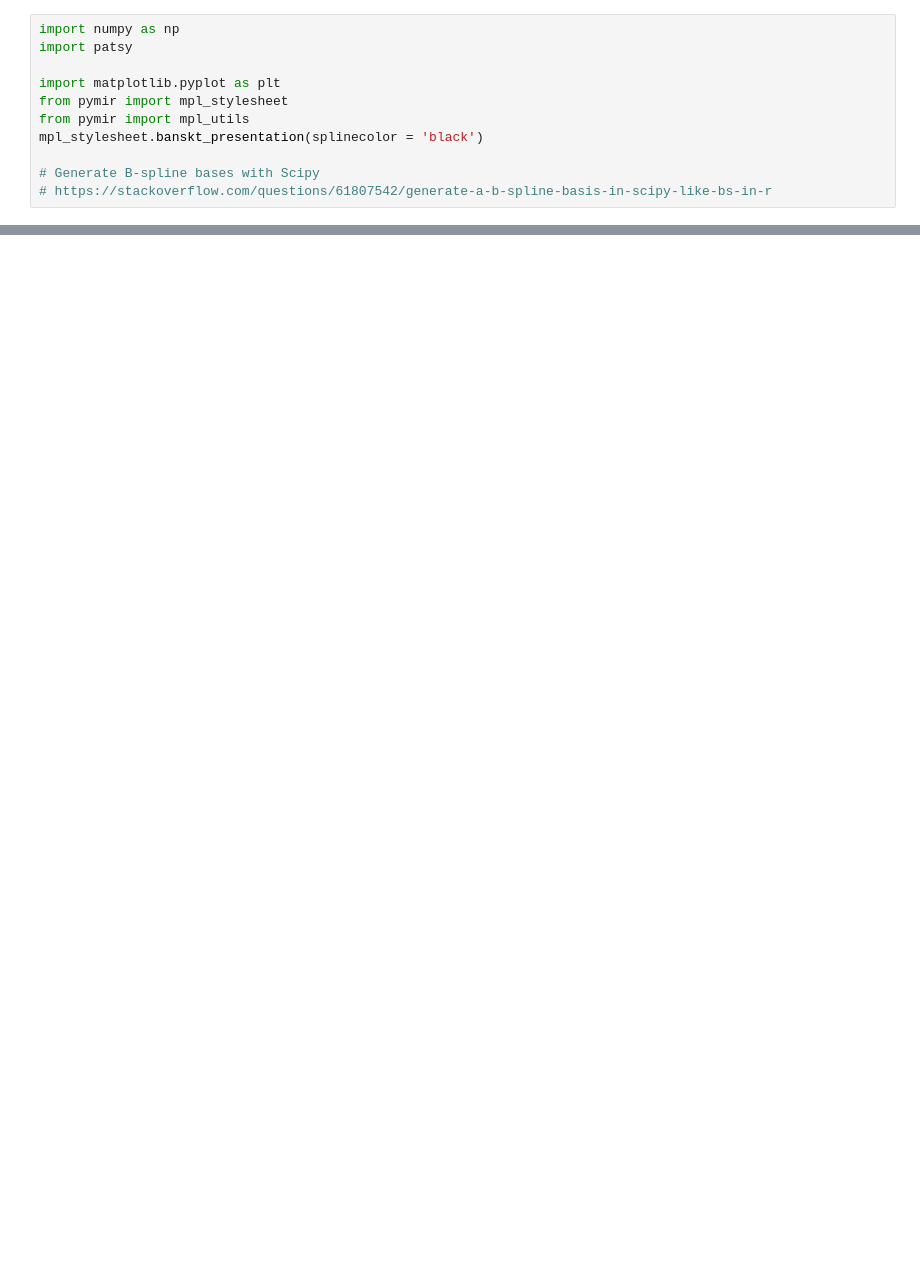
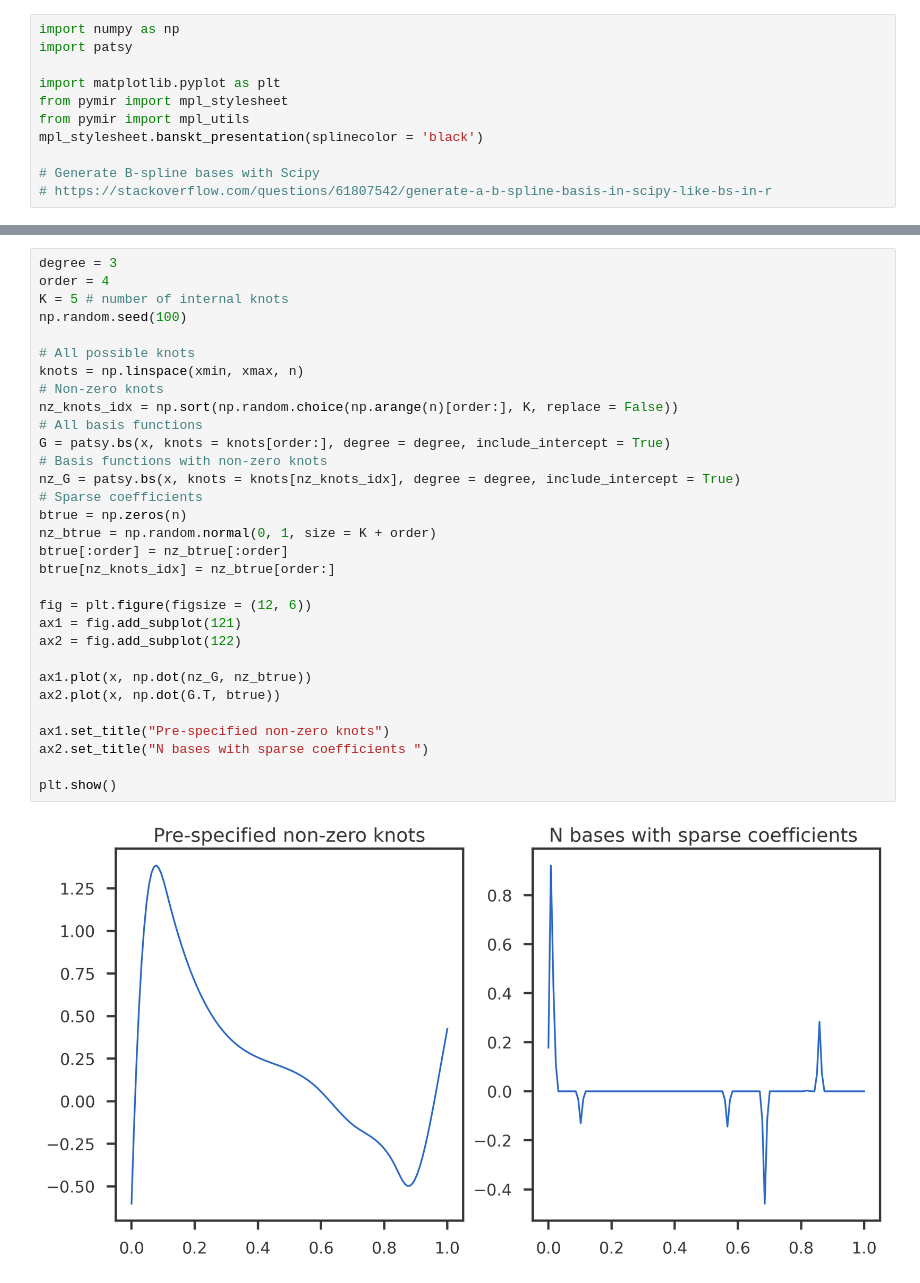
Before and after one commit to banskt/mr-ash-pen-workspace, a Jupyter notebook: notebooks/trendfiltering_examples/understanding_splines_bases.ipynb, the cells around one changed output, grey strips where cells are left out. Saved outputs shown, nothing was run; the diff lists cells and outputs as text; blank space fills up the shorter version.

```diff
--- a/notebooks/trendfiltering_examples/understanding_splines_bases.ipynb
+++ b/notebooks/trendfiltering_examples/understanding_splines_bases.ipynb
@@ -105,0 +102,33 @@ btrue = np.array([1.3, 4.5, -1.9, 10.4, 0.6, 6.7, 0.6, 6.7, 2.6])
+# %%
+degree = 3
+order = 4
+K = 5 # number of internal knots
+np.random.seed(100)
+
+# All possible knots
+knots = np.linspace(xmin, xmax, n)
+# Non-zero knots
+nz_knots_idx = np.sort(np.random.choice(np.arange(n)[order:], K, replace = False))
+# All basis functions
+G = patsy.bs(x, knots = knots[order:], degree = degree, include_intercept = True)
+# Basis functions with non-zero knots
+nz_G = patsy.bs(x, knots = knots[nz_knots_idx], degree = degree, include_intercept = True)
+# Sparse coefficients
+btrue = np.zeros(n)
+nz_btrue = np.random.normal(0, 1, size = K + order)
+btrue[:order] = nz_btrue[:order]
+btrue[nz_knots_idx] = nz_btrue[order:]
+
+fig = plt.figure(figsize = (12, 6))
+ax1 = fig.add_subplot(121)
+ax2 = fig.add_subplot(122)
+
+ax1.plot(x, np.dot(nz_G, nz_btrue))
+ax2.plot(x, np.dot(G.T, btrue))
+
+ax1.set_title("Pre-specified non-zero knots")
+ax2.set_title("N bases with sparse coefficients ")
+
+plt.show()
+# %% [output]
+[figure, added]
```
Also changed, not shown: parts of 35 cells of this notebook.
